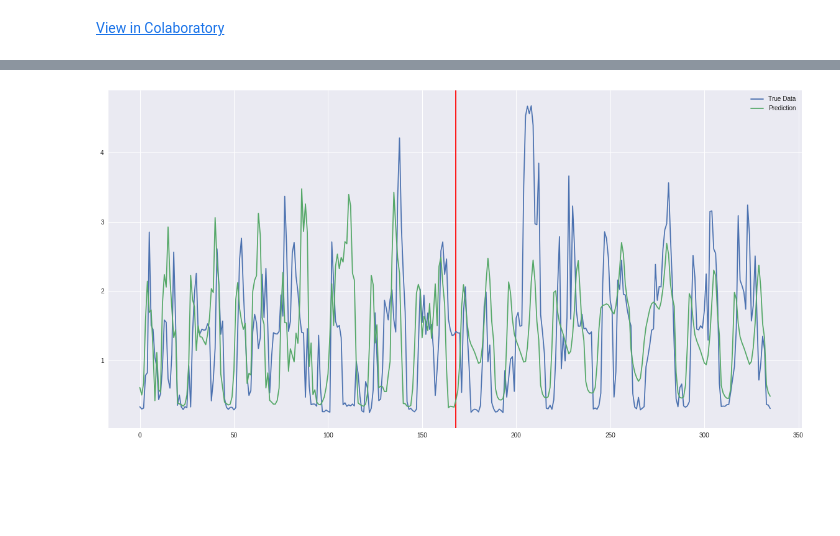
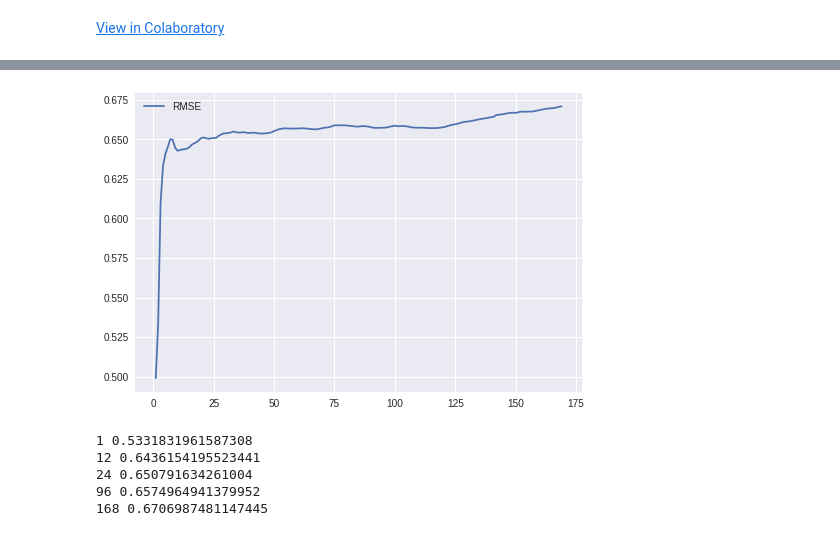
Before and after one commit to eliasbaumann/Residential-Energy-Forecasting, a Jupyter notebook: Submission_Version_Forecasting_electricity_demand.ipynb, the cells around one changed output, grey strips where cells are left out. Cells and saved outputs as stored; diff of their text form; code cells hidden in the pictures; blank space fills up the shorter version.

```diff
--- a/Submission_Version_Forecasting_electricity_demand.ipynb
+++ b/Submission_Version_Forecasting_electricity_demand.ipynb
@@ -454,6 +528,6 @@ plot_train_test(predicted[0:stop-start],y_test[start:stop],forecasts[:,0,0],y_te
 # %%
 # Create a sequence to sequence model
-batch_size = 64
-enc_gen_train,enc_gen_test, train_gen,test_gen, train, test, enc_model, model = seq2seqModel(df_1h,sequence_length,batch_size,[20,20,20,20],6,10)
+batch_size = 128
+enc_gen_train,enc_gen_test, train_gen,test_gen, train, test, enc_model, model = seq2seqModel(df_1h,sequence_length,batch_size,[50,50,50,50],6,10)
 # %% [output]
 Epoch 1/6
@@ -488,5 +558,11 @@ plot_error(errorcurve)
-# %%
-start = 180
-plot_train_test(preds_enc[start],test[sequence_length+start-1:2*sequence_length+start-1,0],preds[1][start+sequence_length],test[2*sequence_length+start:3*sequence_length+start,0])
-# %% [output]
-[figure, removed]
+# %%
+plot_error(errorcurve)
+for i in measure_points:
+    print i,errorcurve[i]
+# %% [output]
+[figure, added]
+1 0.5331831961587308
+12 0.6436154195523441
+24 0.650791634261004
+96 0.6574964941379952
+168 0.6706987481147445
```
Also changed, not shown: parts of 36 cells of this notebook.
